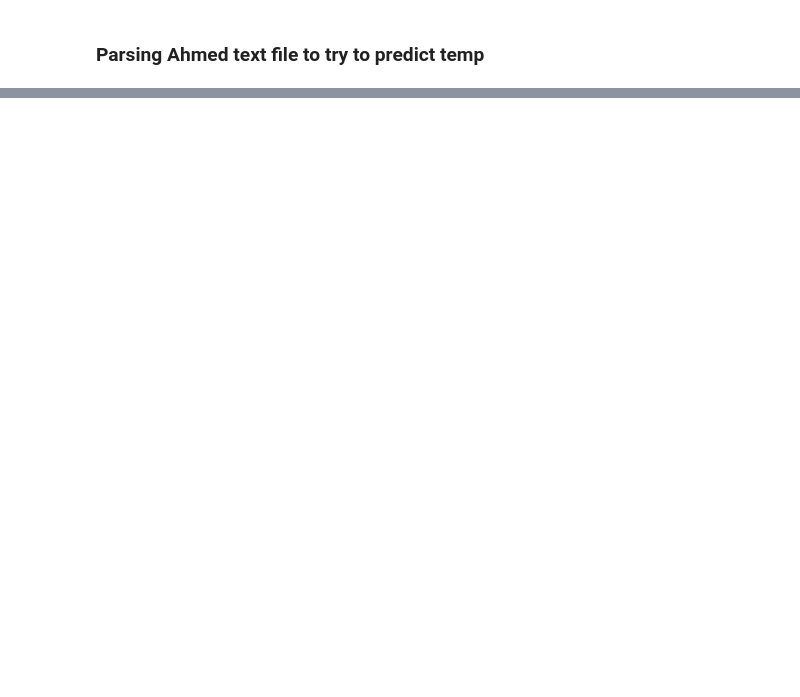
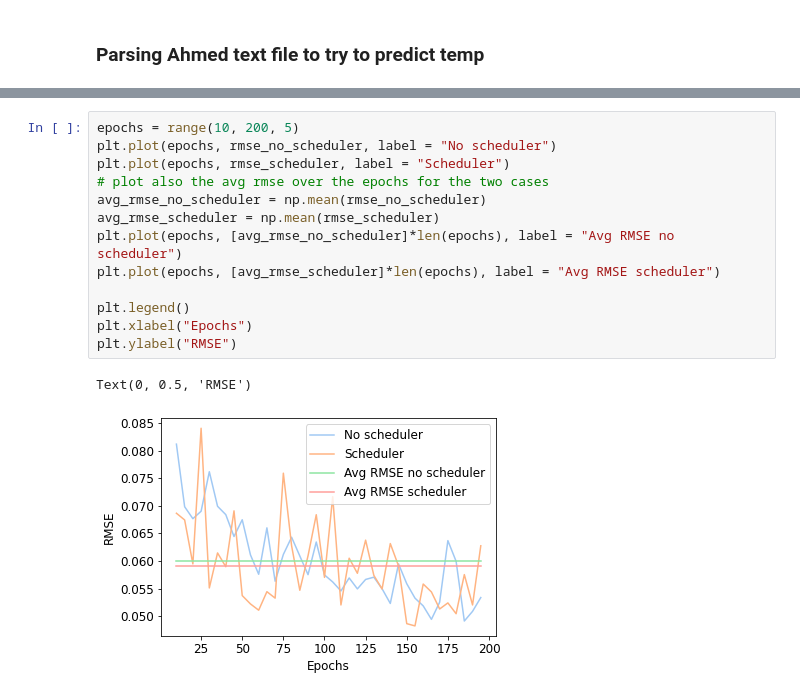
Before and after one commit to Daniel-Haas-B/ml_lattice_qcd, a Jupyter notebook: project3/analysis/lattice_test.ipynb, the cells around one changed output, grey strips where cells are left out. Saved outputs shown, nothing was run; the diff lists cells and outputs as text; blank space fills up the shorter version.

```diff
--- a/project3/analysis/lattice_test.ipynb
+++ b/project3/analysis/lattice_test.ipynb
@@ -148,0 +273,16 @@ Predicted temperature:  1.4377586  (J/k_B)
+# %%
+epochs = range(10, 200, 5)
+plt.plot(epochs, rmse_no_scheduler, label = "No scheduler")
+plt.plot(epochs, rmse_scheduler, label = "Scheduler")
+# plot also the avg rmse over the epochs for the two cases
+avg_rmse_no_scheduler = np.mean(rmse_no_scheduler)
+avg_rmse_scheduler = np.mean(rmse_scheduler)
+plt.plot(epochs, [avg_rmse_no_scheduler]*len(epochs), label = "Avg RMSE no scheduler")
+plt.plot(epochs, [avg_rmse_scheduler]*len(epochs), label = "Avg RMSE scheduler")
+
+plt.legend()
+plt.xlabel("Epochs")
+plt.ylabel("RMSE")
+# %% [output]
+Text(0, 0.5, 'RMSE')
+[figure, added]
```
Also changed, not shown: parts of 9 cells of this notebook.
